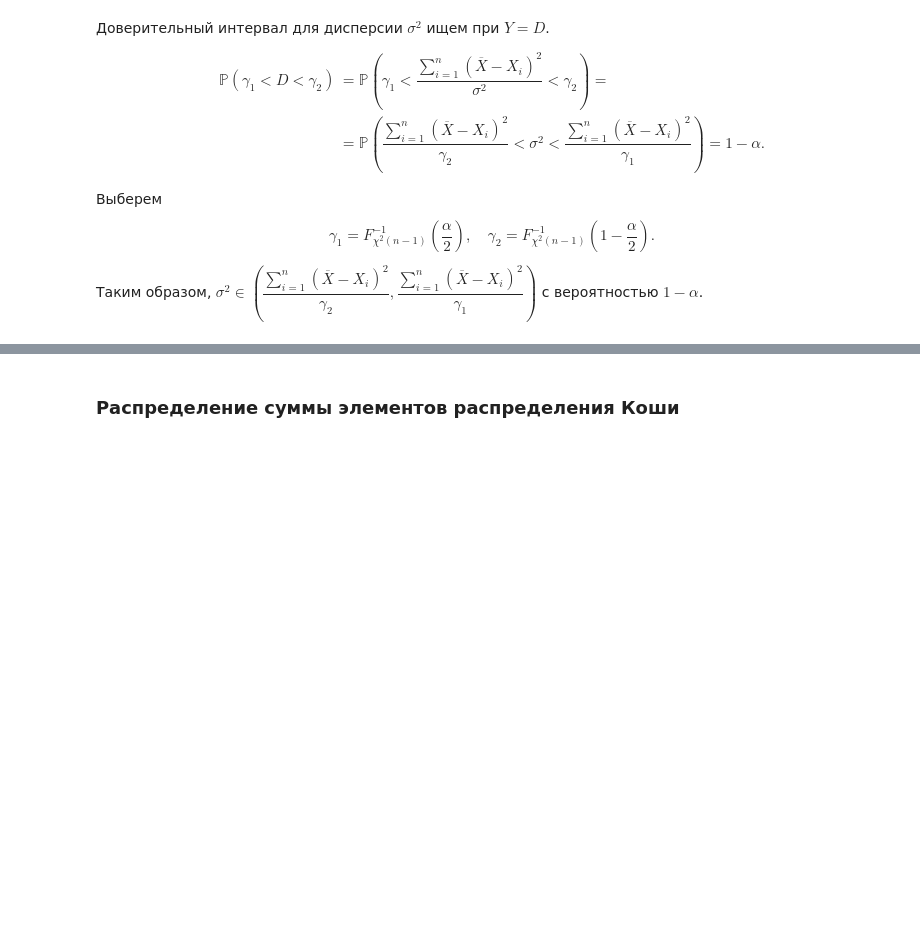
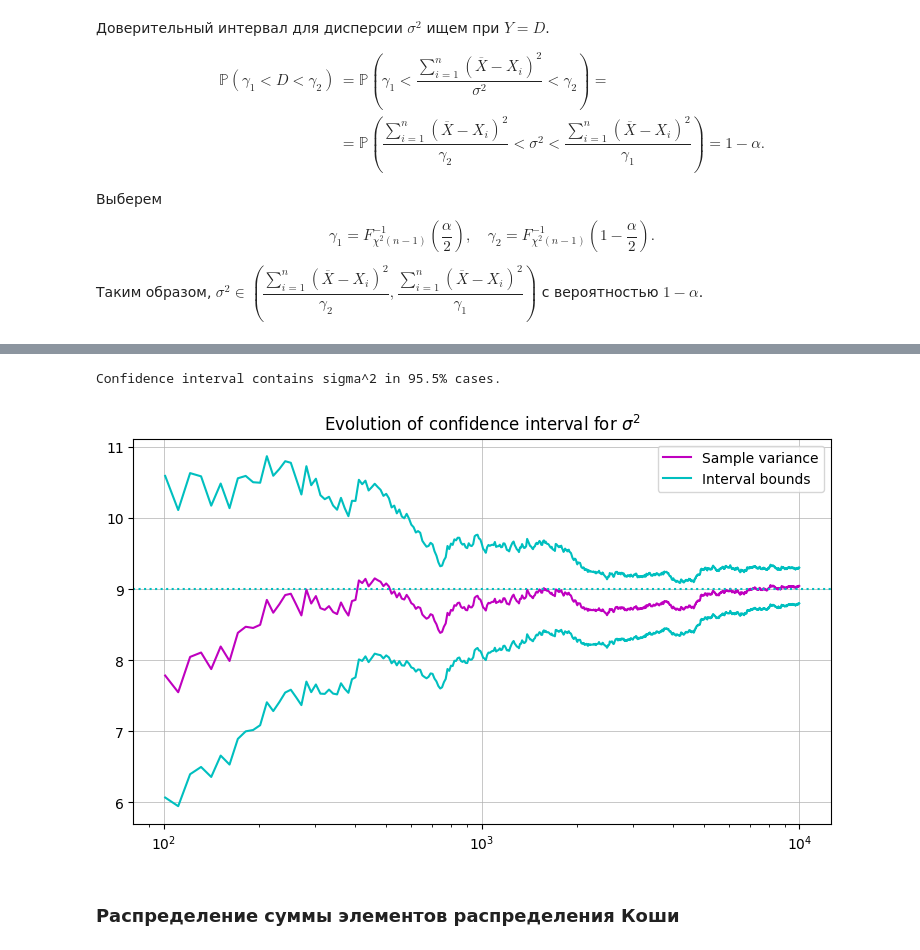
Before and after one commit to arinenn/stochastic_practicum, a Jupyter notebook: stochastic_practicum_first.ipynb, the cells around one changed output, grey strips where cells are left out. Cells and saved outputs as stored; diff of their text form; code cells hidden in the pictures; blank space fills up the shorter version.

```diff
--- a/stochastic_practicum_first.ipynb
+++ b/stochastic_practicum_first.ipynb
@@ -1642,3 +1751,63 @@ $$
+# %%
+n_elements = 10**3
+mu = 2
+sigma = 3
+var = sigma*sigma
+
+alpha = 0.05
+n_tests = 1000
+test_sigma_confidence = 0
+gamma_1 = chi2.ppf(alpha / 2, df=n_elements-1)
+gamma_2 = chi2.ppf(1 - alpha / 2, df=n_elements-1)
+for i in range(n_tests):
+    sample = mu + sigma * rand_norm_expo(n_elements)
+    sample_mean = sample.mean()
+    sample_var = sample.var()
+    left = n_elements * sample_var / gamma_2
+    right = n_elements * sample_var / gamma_1
+    if var > left and var < right:
+        test_sigma_confidence += 1
+print('Confidence interval contains sigma^2 in {:.4}% cases.'.format(100 * test_sigma_confidence / n_tests))
+# %% [output]
+Confidence interval contains sigma^2 in 95.5% cases.
+# %%
+n_elements = 10**4
+gamma_1 = np.zeros(n_elements)
+gamma_2 = np.zeros(n_elements)
+
+gamma_1[0] = 1
+gamma_2[0] = 1
+
+sample = mu + sigma * rand_norm_expo(n_elements)
+grid = np.arange(1, n_elements+1)
+sample_sum_var = np.zeros(n_elements)
+for m in range(2, n_elements+1):
+    sample_sum_var[m-1] = sample[:m].var()
+    gamma_1[m-1] = chi2.ppf(alpha / 2, df=m-1)
+    gamma_2[m-1] = chi2.ppf(1 - alpha / 2, df=m-1)
+
+sigma_lower_bound = grid * sample_sum_var / gamma_2
+sigma_upper_bound = grid * sample_sum_var / gamma_1
+# %%
+n_start = 100
+n_end = 10**4 + 1
+step = 10
+
+fig = plt.figure(figsize=(9,5))
+ax = plt.axes()
+ax.grid('minor', linewidth=0.5)
+
+ax.plot(grid[n_start:n_end:step], sample_sum_var[n_start:n_end:step], color='m', label='Sample variance')
+ax.plot(grid[n_start:n_end:step], sigma_lower_bound[n_start:n_end:step], color='c', label='Interval bounds')
+ax.plot(grid[n_start:n_end:step], sigma_upper_bound[n_start:n_end:step], color='c')
+plt.axhline(var, color='c', linestyle='dotted')
+
+ax.set_title('Evolution of confidence interval for $\sigma^2$')
+ax.set_xscale('log')
+plt.legend()
+plt.show()
+# %% [output]
+[figure, added]
 # %% [markdown]
 ### Распределение суммы элементов распределения Коши
 # %% [markdown]
```
Also changed, not shown: parts of 19 cells of this notebook.
